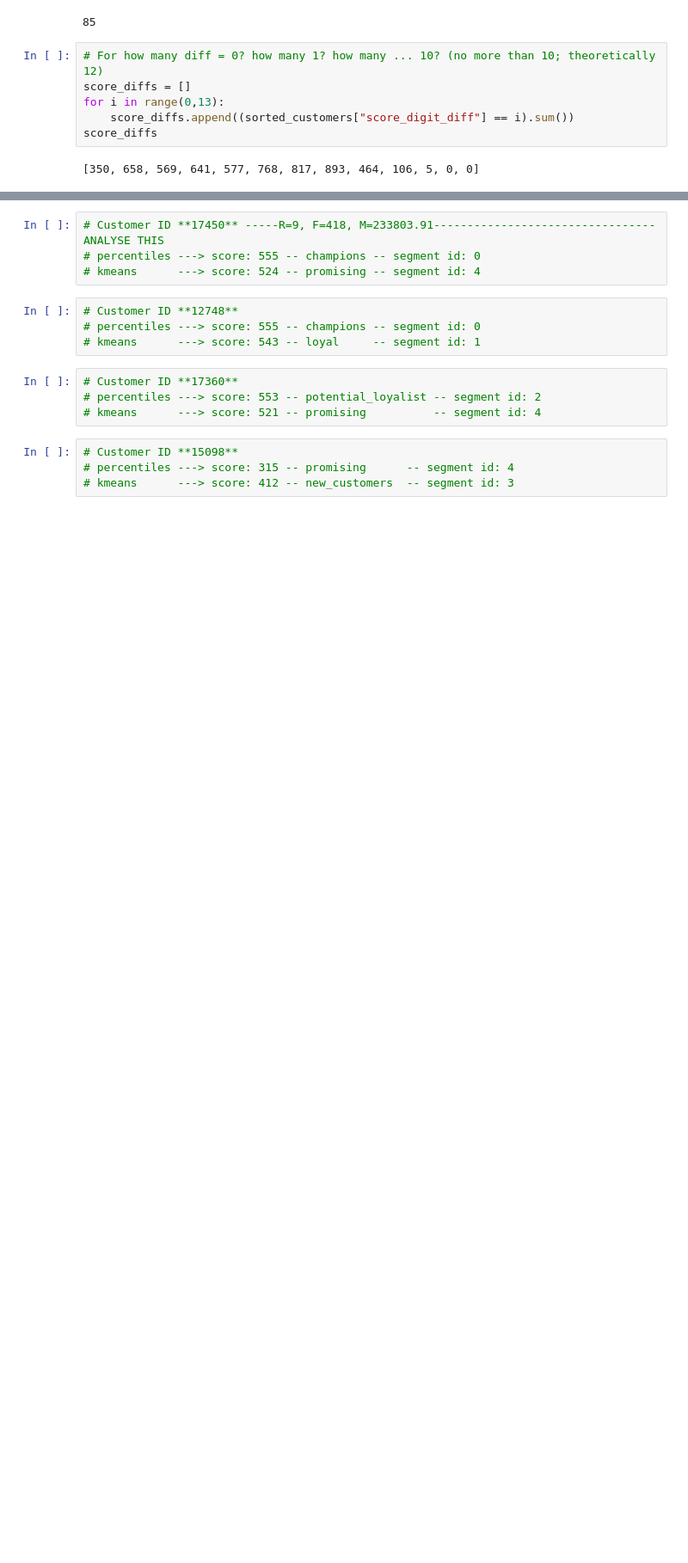
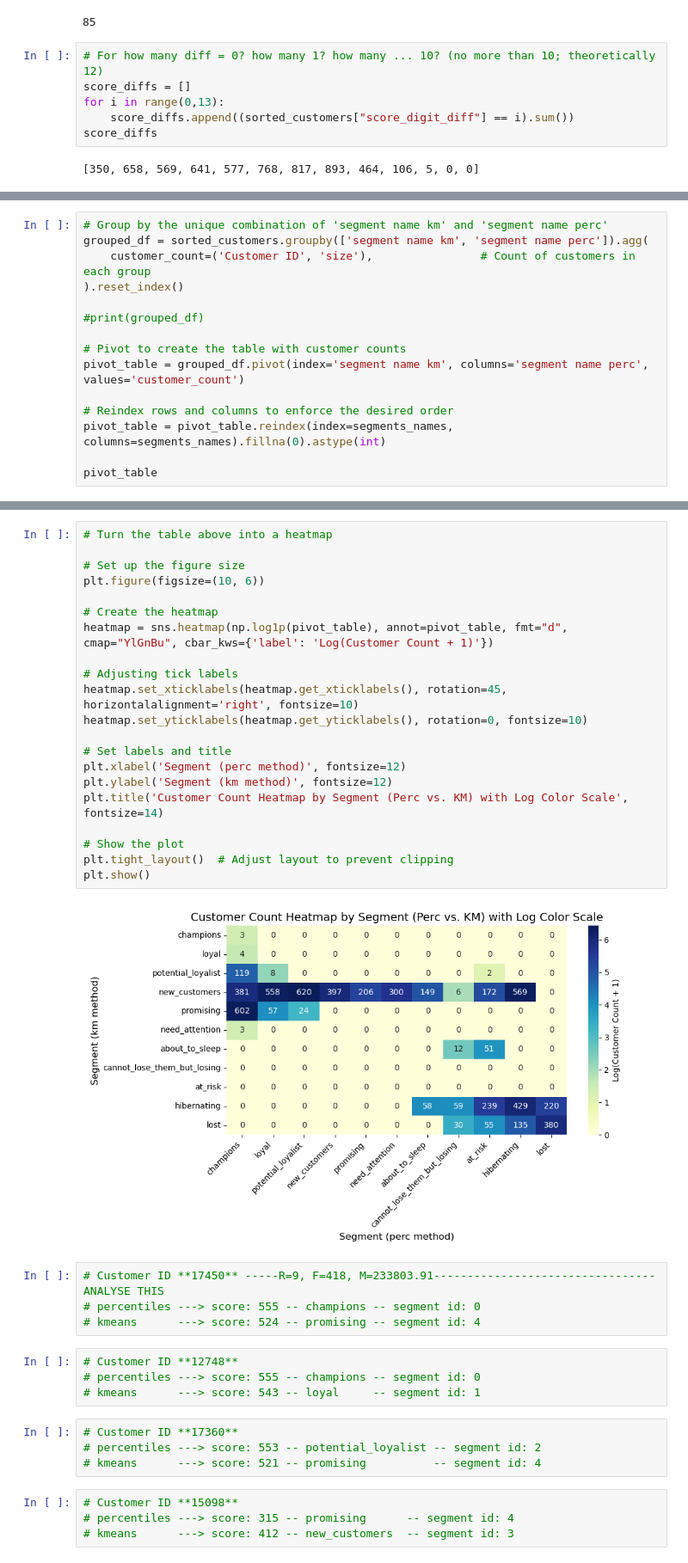
Before and after one commit to ArgyroMp/msc-thesis, a Jupyter notebook: Notebooks/04. comparison_03a_vs_03b.ipynb, the cells around one changed output, grey strips where cells are left out. Shown at 86% size. Cells and saved outputs as stored; diff of their text form; blank space fills up the shorter version.

```diff
--- a/Notebooks/04. comparison_03a_vs_03b.ipynb
+++ b/Notebooks/04. comparison_03a_vs_03b.ipynb
@@ -690,0 +759,15 @@ score_diffs
+# %%
+# Group by the unique combination of 'segment name km' and 'segment name perc'
+grouped_df = sorted_customers.groupby(['segment name km', 'segment name perc']).agg(
+    customer_count=('Customer ID', 'size'),                # Count of customers in each group
+).reset_index()
+
+#print(grouped_df)
+
+# Pivot to create the table with customer counts
+pivot_table = grouped_df.pivot(index='segment name km', columns='segment name perc', values='customer_count')
+
+# Reindex rows and columns to enforce the desired order
+pivot_table = pivot_table.reindex(index=segments_names, columns=segments_names).fillna(0).astype(int)
+
+pivot_table
@@ -691,3 +788,26 @@ score_diffs
+# %%
+# Turn the table above into a heatmap
+
+# Set up the figure size
+plt.figure(figsize=(10, 6))
+
+# Create the heatmap
+heatmap = sns.heatmap(np.log1p(pivot_table), annot=pivot_table, fmt="d", cmap="YlGnBu", cbar_kws={'label': 'Log(Customer Count + 1)'})
+
+# Adjusting tick labels
+heatmap.set_xticklabels(heatmap.get_xticklabels(), rotation=45, horizontalalignment='right', fontsize=10)
+heatmap.set_yticklabels(heatmap.get_yticklabels(), rotation=0, fontsize=10)
+
+# Set labels and title
+plt.xlabel('Segment (perc method)', fontsize=12)
+plt.ylabel('Segment (km method)', fontsize=12)
+plt.title('Customer Count Heatmap by Segment (Perc vs. KM) with Log Color Scale', fontsize=14)
+
+# Show the plot
+plt.tight_layout()  # Adjust layout to prevent clipping
+plt.show()
+# %% [output]
+[figure, added]
 # %%
 # Customer ID **17450** -----R=9, F=418, M=233803.91--------------------------------- ANALYSE THIS
 # percentiles ---> score: 555 -- champions -- segment id: 0
```
Also changed, not shown: parts of 7 cells of this notebook, 2 other files.
